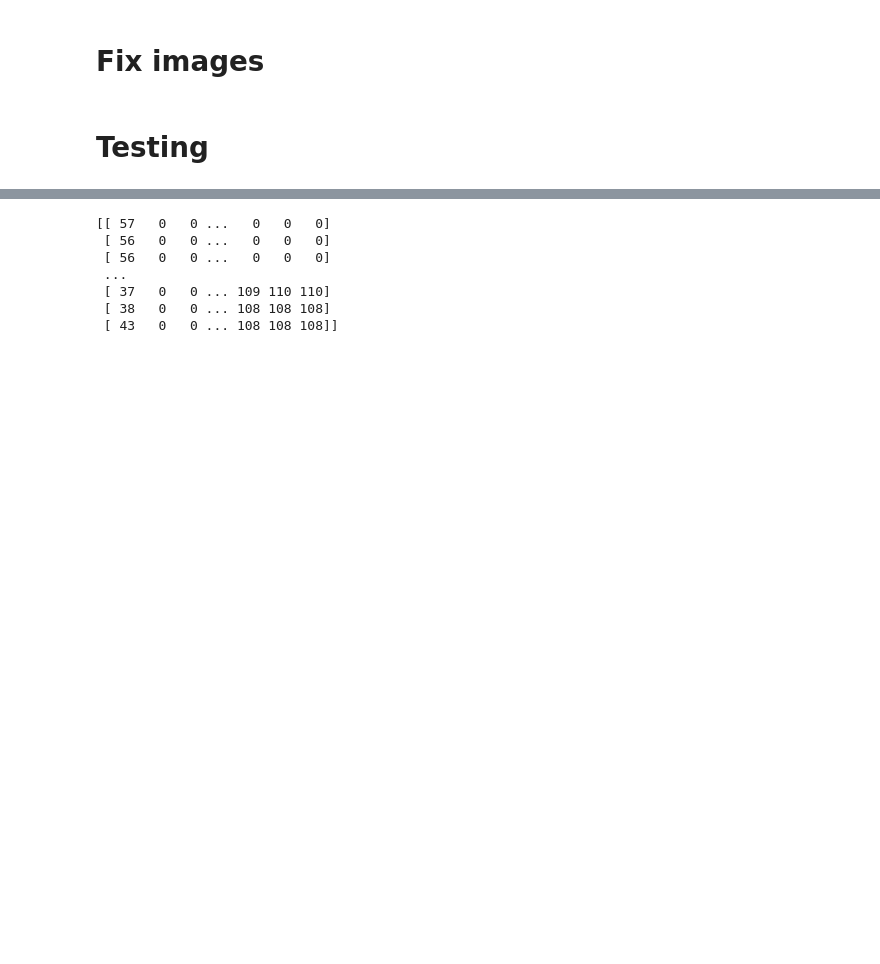
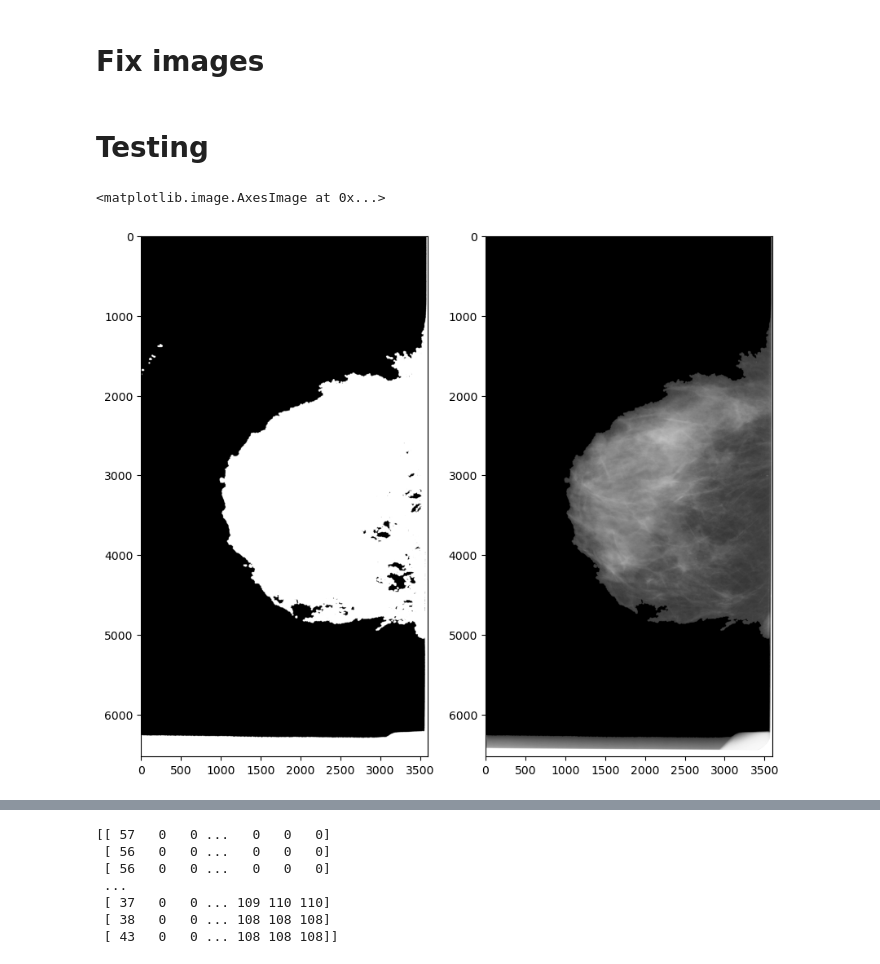
Before and after one commit to ChoyJJ/FYP_B, a Jupyter notebook: Dataset_Selection/newCBIS_DDSM_ROI.ipynb, the cells around one changed output, grey strips where cells are left out. Saved outputs shown, nothing was run; the diff lists cells and outputs as text; code cells hidden in the pictures; blank space fills up the shorter version.

```diff
--- a/Dataset_Selection/newCBIS_DDSM_ROI.ipynb
+++ b/Dataset_Selection/newCBIS_DDSM_ROI.ipynb
@@ -376,0 +657,12 @@ def GCN(img):
+# %%
+mask = cv2.imread('/mnt/d/Datasets/CBIS-DDSM/manifest-ZkhPvrLo5216730872708713142/CBIS-DDSM/Mass-Training_P_00076_LEFT_CC_1/07-21-2016-DDSM-NA-20119/1.000000-ROI mask images-13422/1-2.png',cv2.IMREAD_GRAYSCALE)
+data = cv2.imread('/mnt/c/Users/user/Desktop/CBIS-DDSM/full/train/benign/Mass-Training_P_00076_LEFT_CC.png',cv2.IMREAD_GRAYSCALE)
+img, modified_mask, breast_mask, mask = remove_artifacts(data,None,False)
+plt.figure(figsize=(10,20))
+plt.subplot(121)
+plt.imshow(modified_mask,cmap='gray')
+plt.subplot(122)
+plt.imshow(img,cmap='gray')
+# %% [output]
+<matplotlib.image.AxesImage at 0x...>
+[figure, added]
```
Also changed, not shown: parts of 16 cells of this notebook, 2 other files.
